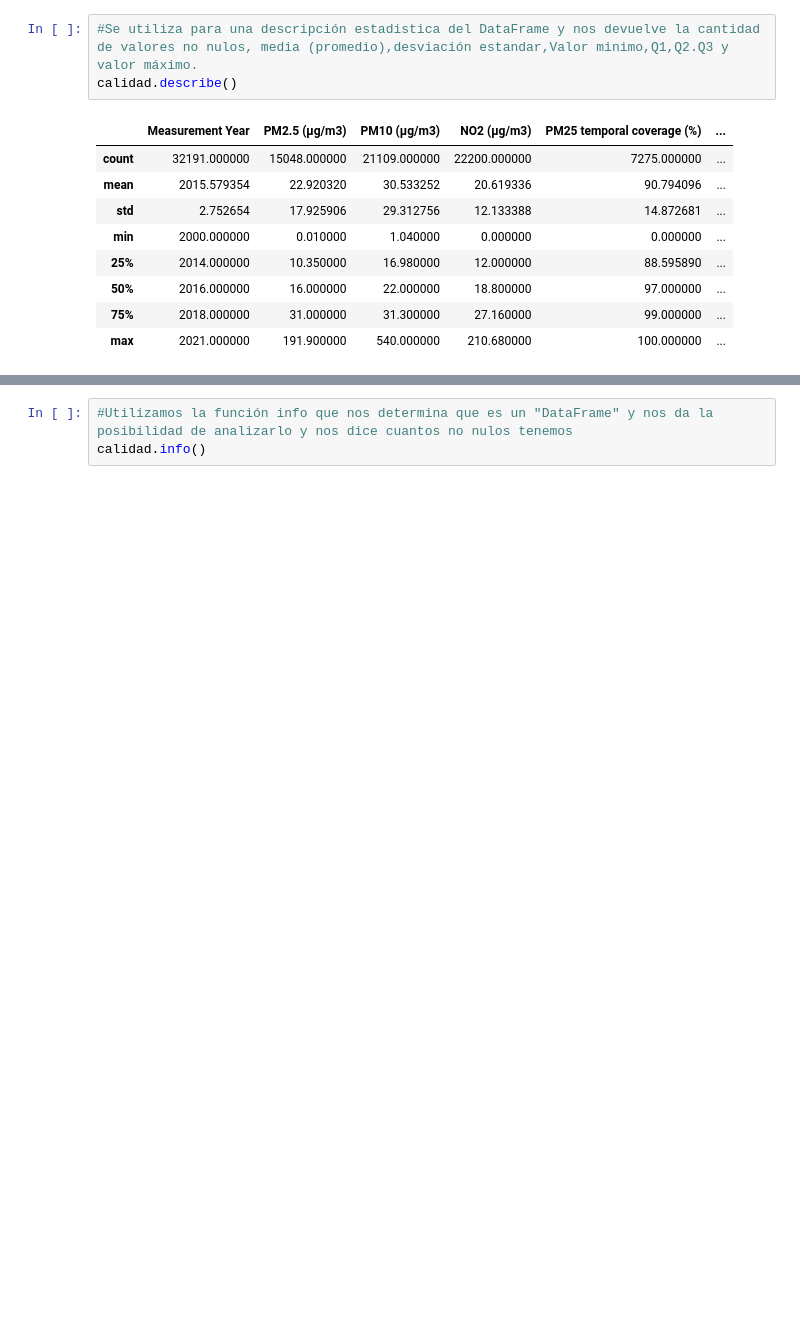
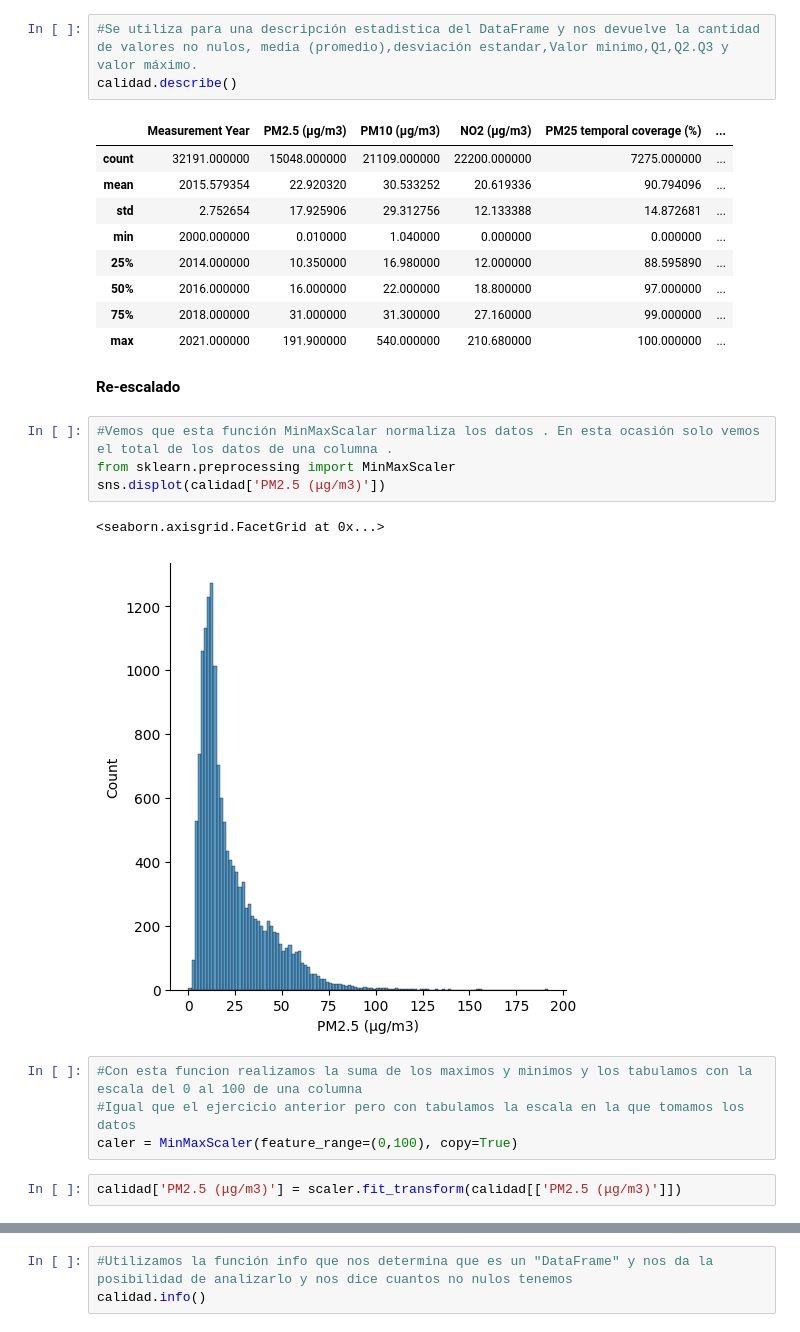
Before and after one commit to Flor-Si/Trabajo-Final-Ing-2025, a Jupyter notebook: TRABAJO FINAL.ipynb, the cells around one changed output, grey strips where cells are left out. Drawn from its saved outputs; the diff is of its cells as text; blank space fills up the shorter version.

```diff
--- a/TRABAJO FINAL.ipynb
+++ b/TRABAJO FINAL.ipynb
@@ -97,3 +102,18 @@ calidad.describe()
 | 50% | 2016.000000 | 16.000000 | 22.000000 | 18.800000 | 97.000000 | ... |
 | 75% | 2018.000000 | 31.000000 | 31.300000 | 27.160000 | 99.000000 | ... |
 | max | 2021.000000 | 191.900000 | 540.000000 | 210.680000 | 100.000000 | ... |
+# %% [markdown]
+**Re-escalado**
+# %%
+#Vemos que esta función MinMaxScalar normaliza los datos . En esta ocasión solo vemos el total de los datos de una columna .
+from sklearn.preprocessing import MinMaxScaler
+sns.displot(calidad['PM2.5 (μg/m3)'])
+# %% [output]
+<seaborn.axisgrid.FacetGrid at 0x...>
+[figure, added]
+# %%
+#Con esta funcion realizamos la suma de los maximos y minimos y los tabulamos con la escala del 0 al 100 de una columna
+#Igual que el ejercicio anterior pero con tabulamos la escala en la que tomamos los datos
+caler = MinMaxScaler(feature_range=(0,100), copy=True)
+# %%
+calidad['PM2.5 (μg/m3)'] = scaler.fit_transform(calidad[['PM2.5 (μg/m3)']])
```
Also changed, not shown: parts of 21 cells of this notebook.
